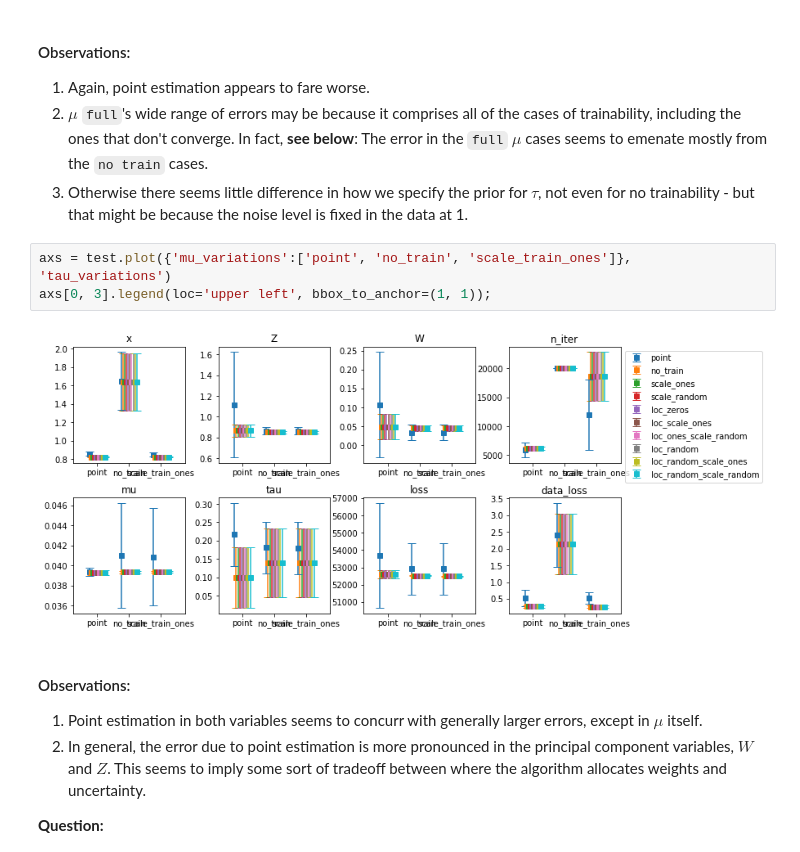
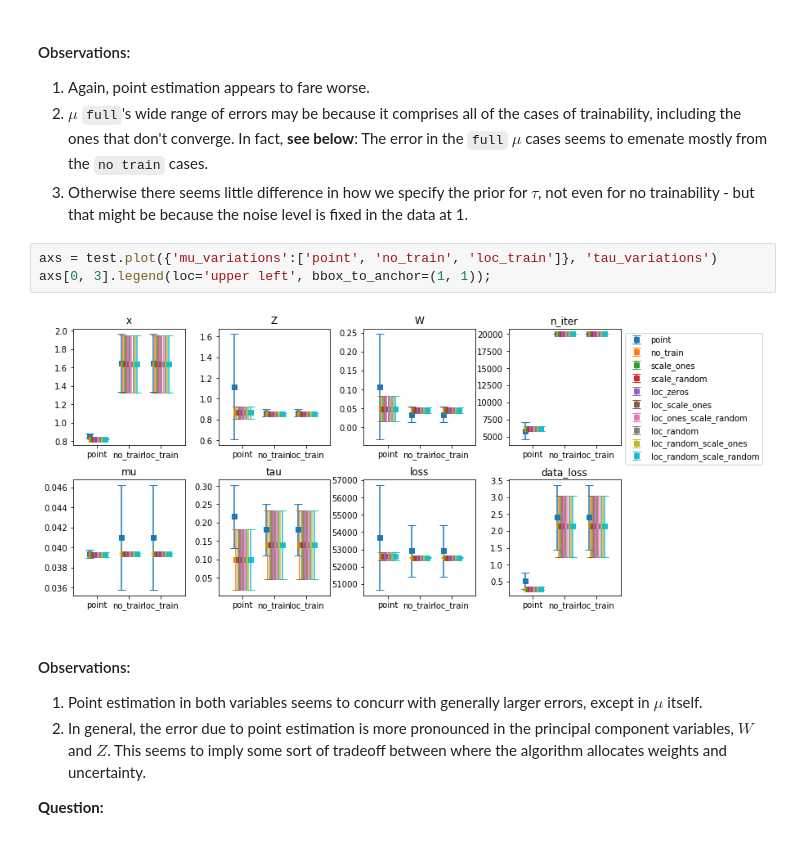
Before and after one commit to betaplane/cezanne, a Jupyter notebook: notebooks/PPCA.ipynb, the cells around one changed output. Cells and saved outputs as stored; diff of their text form.

```diff
--- a/notebooks/PPCA.ipynb
+++ b/notebooks/PPCA.ipynb
@@ -766,10 +770,10 @@ axs[0, 3].legend(loc='upper left', bbox_to_anchor=(1, 1));
 1. $\mu$ ``full``'s wide range of errors may be because it comprises all of the cases of trainability, including the ones that don't converge. In fact, **see below**: The error in the ``full`` $\mu$ cases seems to emenate mostly from the ``no train`` cases.
 1. Otherwise there seems little difference in how we specify the prior for $\tau$, not even for no trainability - but that might be because the noise level is fixed in the data at 1.
 # %%
-axs = test.plot({'mu_variations':['point', 'no_train', 'scale_train_ones']}, 'tau_variations')
+axs = test.plot({'mu_variations':['point', 'no_train', 'loc_train']}, 'tau_variations')
 axs[0, 3].legend(loc='upper left', bbox_to_anchor=(1, 1));
 # %% [output]
-[figure, old version]
+[figure, new version]
 # %% [markdown]
 #### Observations:
 1. Point estimation in both variables seems to concurr with generally larger errors, except in $\mu$ itself.
```
Also changed, not shown: parts of 12 cells of this notebook, 4 other files.
